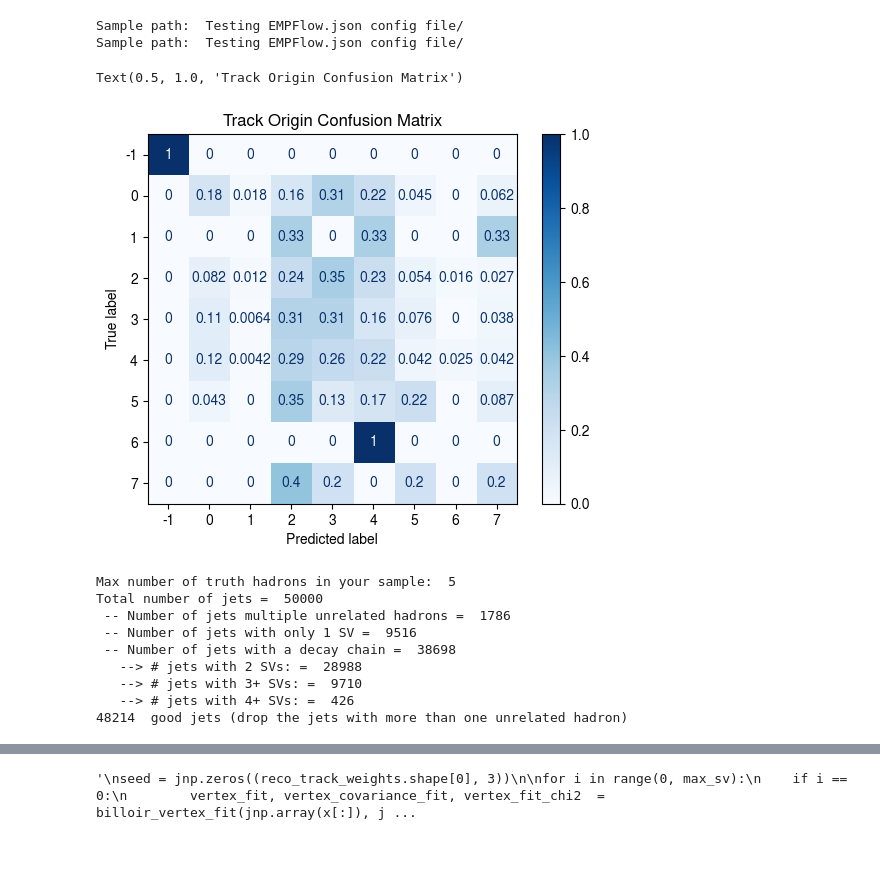
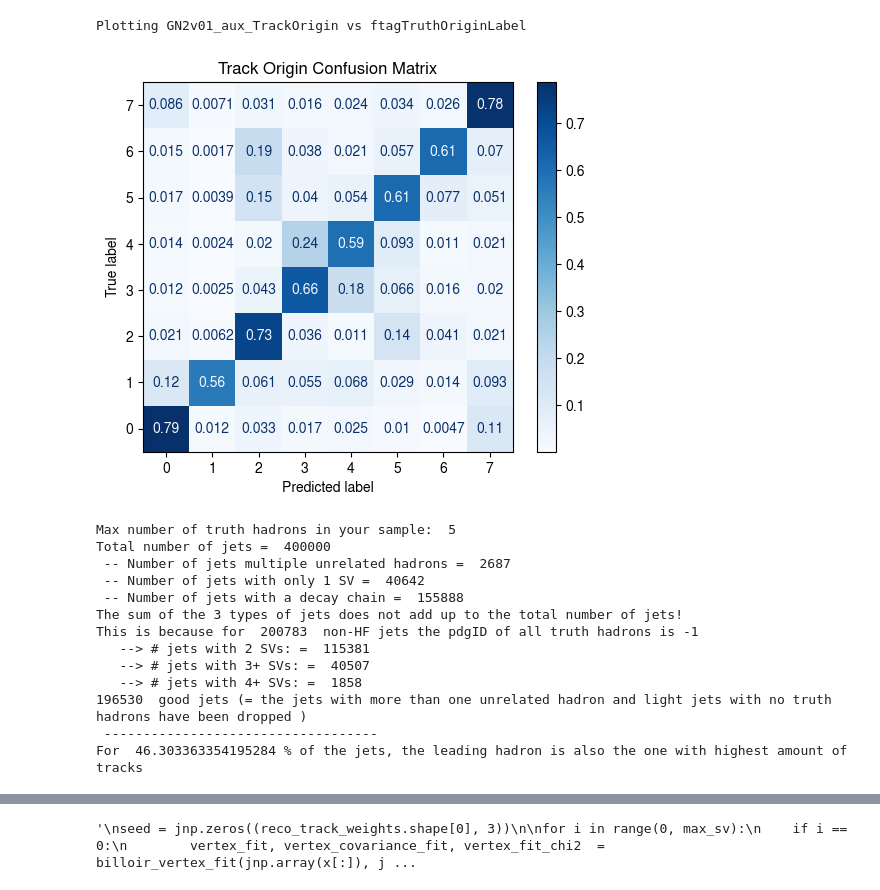
Before and after one commit to umami-hep/puma, a Jupyter notebook: examples/NDIVE_fit.ipynb, the cells around one changed output, grey strips where cells are left out. Drawn from its saved outputs; the diff is of its cells as text; code cells hidden in the pictures; blank space fills up the shorter version.

```diff
--- a/examples/NDIVE_fit.ipynb
+++ b/examples/NDIVE_fit.ipynb
@@ -371,51 +419,67 @@ dict_keys(['valid'])
 # %%
-import matplotlib.pyplot as plt
 from sklearn.metrics import confusion_matrix, ConfusionMatrixDisplay
 
 
-print("Sample path: ", my_dir)
+print("Plotting GN2v01_aux_TrackOrigin vs ftagTruthOriginLabel ")
 
 # Sample input arrays
 true_labels = my_data["tracks"]["ftagTruthOriginLabel"]
-try:
-    pred_labels = my_data["tracks"]["GN2v01_aux_TrackOrigin"]
-except:
-    pred_labels = my_data["tracks"]["GN2v01_20231205_TrackOrigin"]
+pred_labels = my_data["tracks"]["GN2v01_aux_TrackOrigin"]
 
-
-#for i in range(0, 10):
-#    print(true_labels[i])
-#    print(pred_labels[i])
-
-print("Sample path: ", my_dir)
+# Filter out -1 values
+mask = true_labels != -1
+true_labels_filtered = true_labels[mask]
+pred_labels_filtered = pred_labels[mask]
 
 # Flatten the arrays
-true_labels_flat = true_labels.flatten()
-pred_labels_flat = pred_labels.flatten()
+true_labels_flat = true_labels_filtered.flatten()
+pred_labels_flat = pred_labels_filtered.flatten()
+
 
 # Compute the confusion matrix
 cm = confusion_matrix(true_labels_flat, pred_labels_flat, normalize='true')
 
 # Plot the confusion matrix
-disp = ConfusionMatrixDisplay(confusion_matrix=cm, display_labels=np.arange(-1, 8))
-disp.plot(cmap=plt.cm.Blues)
+disp = ConfusionMatrixDisplay(confusion_matrix=cm, display_labels=np.arange(0, 8))
+fig, ax = plt.subplots()
+disp.plot(cmap=plt.cm.Blues, ax=ax)
+
+# Invert the y-axis
+ax.invert_yaxis()
 
 plt.title('Track Origin Confusion Matrix')
+plt.savefig(output+"TrackOriginConfusionMatric.png")
 # %% [output]
-Sample path:  Testing EMPFlow.json config file/
-Sample path:  Testing EMPFlow.json config file/
+Plotting GN2v01_aux_TrackOrigin vs ftagTruthOriginLabel
-Text(0.5, 1.0, 'Track Origin Confusion Matrix')
-[figure, old version]
+[figure, new version]
 # %%
-good_jets, hadron_indices, parent, child, one_hadron = ProcessTruthHadrons(my_data, my_data["jets"].shape[0], drop_unrelated_hadrons=True)
-truth_hadron_displacement = GetTruthSVdisplacement(my_data["truth_hadrons"], hadron_indices)
+drop_unrelated_hadrons = True
+good_jets, hadron_indices, parent, child, one_hadron, unrelated = ProcessTruthHadrons(my_data, my_data["jets"].shape[0])
+
+# Associate Tracks to Truth Hadrons
+inclusive_track_vertex, exclusive_track_vertex, index_hadron_most_tracks, n_tracks_inclusive_vertex, n_tracks_exclusive_vertex, vertex_track_mask, good_jet_mask, good_hadron_track_association_mask = AssociateTracksToHadron(my_data, good_jets, drop_bad_jets=True)
+index_hadron_most_tracks_positive = np.where(index_hadron_most_tracks == -99, 0, index_hadron_most_tracks)
+
+# How does the selected hadron change when requiring leading (labeling) jet or the jet with highest tracks?
+lead_hadron = hadron_indices[good_jets][:,0]
+labeling_hadron_has_most_tracks = np.equal(lead_hadron, index_hadron_most_tracks)
+
+print(" ----------------------------------- ")
+print("For ", np.sum(labeling_hadron_has_most_tracks)/len(labeling_hadron_has_most_tracks)*100, "% of the jets, the leading hadron is also the one with highest amount of tracks")
+#print("Out of those, only ", np.sum(lead_hadron[labeling_hadron_has_most_tracks])/len(parent_hadron_not_most_tracks)*100, " %  do not choose the leading hadron")
+
+jets = my_data["jets"][good_jets]
 # %% [output]
 Max number of truth hadrons in your sample:  5
-Total number of jets =  50000
- -- Number of jets multiple unrelated hadrons =  1786
- -- Number of jets with only 1 SV =  9516
- -- Number of jets with a decay chain =  38698
-   --> # jets with 2 SVs: =  28988
-   --> # jets with 3+ SVs: =  9710
-   --> # jets with 4+ SVs: =  426
-48214  good jets (drop the jets with more than one unrelated hadron)
+Total number of jets =  400000
+ -- Number of jets multiple unrelated hadrons =  2687
+ -- Number of jets with only 1 SV =  40642
+ -- Number of jets with a decay chain =  155888
+The sum of the 3 types of jets does not add up to the total number of jets!
+This is because for  200783  non-HF jets the pdgID of all truth hadrons is -1
+   --> # jets with 2 SVs: =  115381
+   --> # jets with 3+ SVs: =  40507
+   --> # jets with 4+ SVs: =  1858
+196530  good jets (= the jets with more than one unrelated hadron and light jets with no truth hadrons have been dropped )
+ -----------------------------------
+For  46.303363354195284 % of the jets, the leading hadron is also the one with highest amount of tracks
```
Also changed, not shown: parts of 52 cells of this notebook.
